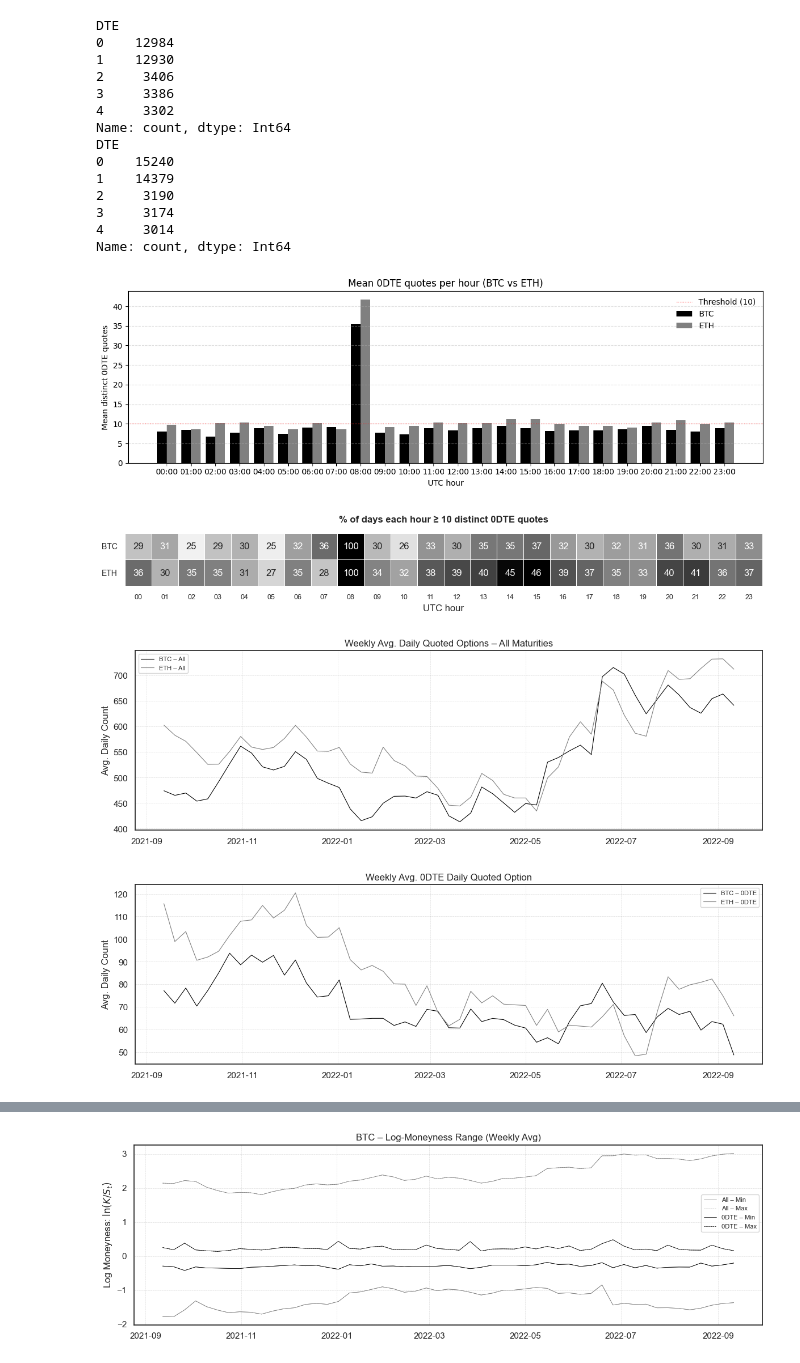
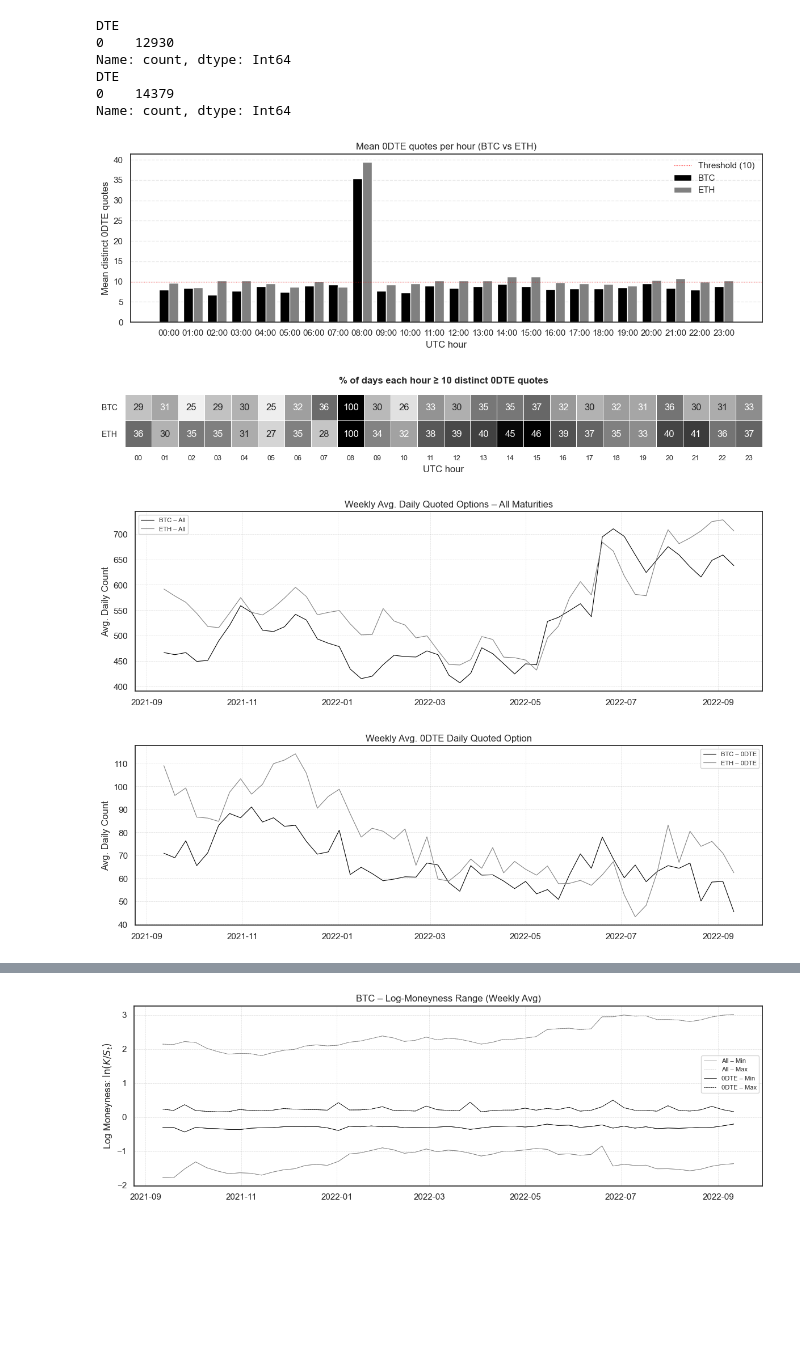
Before and after one commit to jorismilot/optimal-gamma-hedging, a Jupyter notebook: Workbooks/snapshot_workbook.ipynb, the cells around one changed output, grey strips where cells are left out. Saved outputs shown, nothing was run; the diff lists cells and outputs as text; code cells hidden in the pictures; blank space fills up the shorter version.

```diff
--- a/Workbooks/snapshot_workbook.ipynb
+++ b/Workbooks/snapshot_workbook.ipynb
@@ -5,7 +5,7 @@ import matplotlib.pyplot as plt
 import os
 
 COINS = ['btc', 'eth']
-DATA_DIR = '/Users/joris/Documents/Master QF/Thesis/optima-gamma-hedging/Data/snapshot_data'
+DATA_DIR = '/Users/joris/Documents/Master QF/Thesis/optimal-gamma-hedging/Data/snapshot_data'
 # %%
 import os
 import pandas as pd
@@ -25,9 +25,9 @@ for coin in COINS:
     num_days = df['date'].nunique()
 
     # ── Parse expiry and compute DTE ───────────
-    df['expiry'] = pd.to_datetime(df['exp_raw'], format='%d%b%y', errors='coerce') + pd.Timedelta(hours=8)
-    df['expiry'] = df['expiry'].dt.tz_localize('UTC')
-    df['DTE'] = np.floor((df['expiry'] - df['timestamp']) / pd.Timedelta(days=1)).astype('Int64')
+    df['expiry'] = (pd.to_datetime(df['exp_raw'], format='%d%b%y', errors='coerce') + pd.Timedelta(hours=8)).dt.tz_localize('UTC')
+    ttm_days = (df['expiry'] - df['timestamp']) / pd.Timedelta(days=1)
+    df['DTE'] = (np.ceil(ttm_days) - 1).astype('Int64')
 
     # ── Count total unique contracts ───────────
     all_unique = df['symbol'].nunique()
@@ -53,10 +53,14 @@ for coin in COINS:
     unique_days = df['date'].nunique()
     df[['coin', 'exp_raw', 'strike_raw', 'cp']] = df['symbol'].str.split('-', expand=True)
 
+    # Parse expiry at 08:00 UTC
     expiry_date = pd.to_datetime(df['exp_raw'], format='%d%b%y', errors='coerce')
     df['expiry'] = (expiry_date + pd.Timedelta(hours=8)).dt.tz_localize('UTC')
-    df['DTE'] = np.floor((df['expiry'] - df['timestamp']) / pd.Timedelta(days=1)).astype('Int64')
-    df = df[df['DTE'] >= 0].dropna(subset=['DTE'])
+    df['time_to_maturity'] = (df['expiry'] - df['timestamp']).dt.total_seconds()
+    df = df[df['time_to_maturity'] > 0] # drop already‑expired rows
+
+    ttm_days = df['time_to_maturity'] / 86_400
+    df['DTE'] = (np.ceil(ttm_days) - 1).astype('Int64')
 
     # Count unique quoted option symbols per DTE
     dte_counts = df.groupby('DTE')['symbol'].nunique().sort_index()
@@ -103,8 +107,6 @@ import matplotlib.pyplot as plt, seaborn as sns
 from matplotlib.patches import Rectangle
 
 # ── CONFIG ──────────────────────────────────────────────────────────
-DATA_DIR   = '/Users/joris/Documents/Master QF/Thesis/optima-gamma-hedging/Data/snapshot_data'
-COINS      = ['btc', 'eth']
 THRESHOLD  = 10
 hours      = np.arange(24)
 hour_labels = [f'{h:02d}:00' for h in hours]
@@ -133,13 +135,15 @@ for coin in COINS:
     df[['coin', 'exp_raw', 'strike_raw', 'cp']] = df['symbol'].str.split('-', expand=True)
     expiry_date = pd.to_datetime(df['exp_raw'], format='%d%b%y', errors='coerce')
     df['expiry'] = (expiry_date + pd.Timedelta(hours=8)).dt.tz_localize('UTC')
-    df['DTE_raw'] = (df['expiry'] - df['timestamp'])
-    df['DTE'] = np.floor(df['DTE_raw'] / pd.Timedelta(days=1)).astype('Int64')
+    df['time_to_maturity'] = (df['expiry'] - df['timestamp']).dt.total_seconds()
+    df = df[(df['time_to_maturity'] > 0) & (df['time_to_maturity'] <= 86_400)]
+
+    df['DTE'] = (np.ceil(df['time_to_maturity'] / 86_400) - 1).astype('Int64')
 
     mask_08 = df['timestamp'].dt.hour == 8
     print(df.loc[mask_08, 'DTE'].value_counts().head())
 
-    df = df[df['DTE'] < 1]
+    df = df[df['DTE'] == 0]
 
     # pivot: rows = date, cols = hour, cells = distinct symbols
     pivot = df.groupby(['date', 'hour'])['symbol'].nunique().unstack(fill_value=0)
@@ -169,44 +173,36 @@ plt.show()
 # ── PLOT 2 — HEAT‑MAP ──────────────────────────────────────────────
 sns.set_theme(style='white')
 heat_df = pd.DataFrame(
     pct_above10_hr,
     index=[f'{h:02d}' for h in hours]   # columns = 00‑23
 ).T                                     # rows = BTC / ETH
 
 fig, ax = plt.subplots(figsize=(12, 3.5))
 cmap = sns.light_palette("#000000", as_cmap=True)
 vmax = np.nanmax(heat_df.replace(100, np.nan).values)  # avoid 100% clipping
 
 sns.heatmap(
     heat_df, annot=True, fmt='.0f',
     cmap=cmap, vmin=heat_df.values.min(), vmax=vmax,
     linewidths=.5, linecolor='white',
     cbar=False, square=True, ax=ax
 )
 ax.set_xticklabels(ax.get_xticklabels(), rotation=0, fontsize=9)
 ax.set_yticklabels(['BTC', 'ETH'], rotation=0, fontsize=10)
 ax.set_xlabel('UTC hour'); ax.set_ylabel('')
 ax.set_title('% of days each hour ≥ 10 distinct 0DTE quotes', fontsize=12, pad=14, fontweight='bold')
 
 
 plt.tight_layout()
 plt.show()
 # %% [output]
 DTE
-0    12984
-1    12930
-2     3406
-3     3386
-4     3302
+0    12930
 Name: count, dtype: Int64
 DTE
-0    15240
-1    14379
-2     3190
-3     3174
-4     3014
+0    14379
 Name: count, dtype: Int64
-[figure, old version]
+[figure, new version]
 [figure]
 # %%
 import os
@@ -227,13 +223,17 @@ for coin in COINS:
 
     # ── timestamp & calendar date ─────────────────────────────────────────
     df['timestamp'] = pd.to_datetime(df['timestamp'], unit='s', utc=True)
-    df['date']      = df['timestamp'].dt.floor('D').dt.tz_localize(None)  # strip tz for resample
+    df['date']      = df['timestamp'].dt.floor('D').dt.tz_localize(None)  # for daily grouping
 
-    # ── expiry & DTE (float days) ────────────────────────────────────────
-    exp_raw = df['symbol'].str.split('-').str[1]
-    expiry  = (pd.to_datetime(exp_raw, format='%d%b%y', errors='coerce') +
-               pd.Timedelta(hours=8)).dt.tz_localize('UTC')
-    df['DTE'] = (expiry - df['timestamp']) / pd.Timedelta(days=1)
+    # expiry & true time-to-maturity (in days)
+    df['exp_raw'] = df['symbol'].str.split('-', expand=True)[1]
+    df['expiry'] = (pd.to_datetime(df['exp_raw'], format='%d%b%y', errors='coerce') + pd.Timedelta(hours=8)).dt.tz_localize('UTC')
+
+    # exact time to maturity in days (float)
+    df['time_to_maturity'] = (df['expiry'] - df['timestamp']).dt.total_seconds()
+    df = df[df['time_to_maturity'] > 0] # drop expired rows
+
+    df['DTE'] = (np.ceil(df['time_to_maturity'] / 86_400) - 1).astype('Int64')
 
     # ── ALL maturities: daily → weekly mean ──────────────────────────────
     daily_all = df.groupby('date')['symbol'].nunique()
@@ -271,7 +271,7 @@ plt.tight_layout()
 plt.show()
 # %% [output]
 [figure]
-[figure, old version]
+[figure, new version]
 # %%
 import os, numpy as np, pandas as pd, matplotlib.pyplot as plt
 
```
Also changed, not shown: parts of 5 cells of this notebook, 3 other files.
